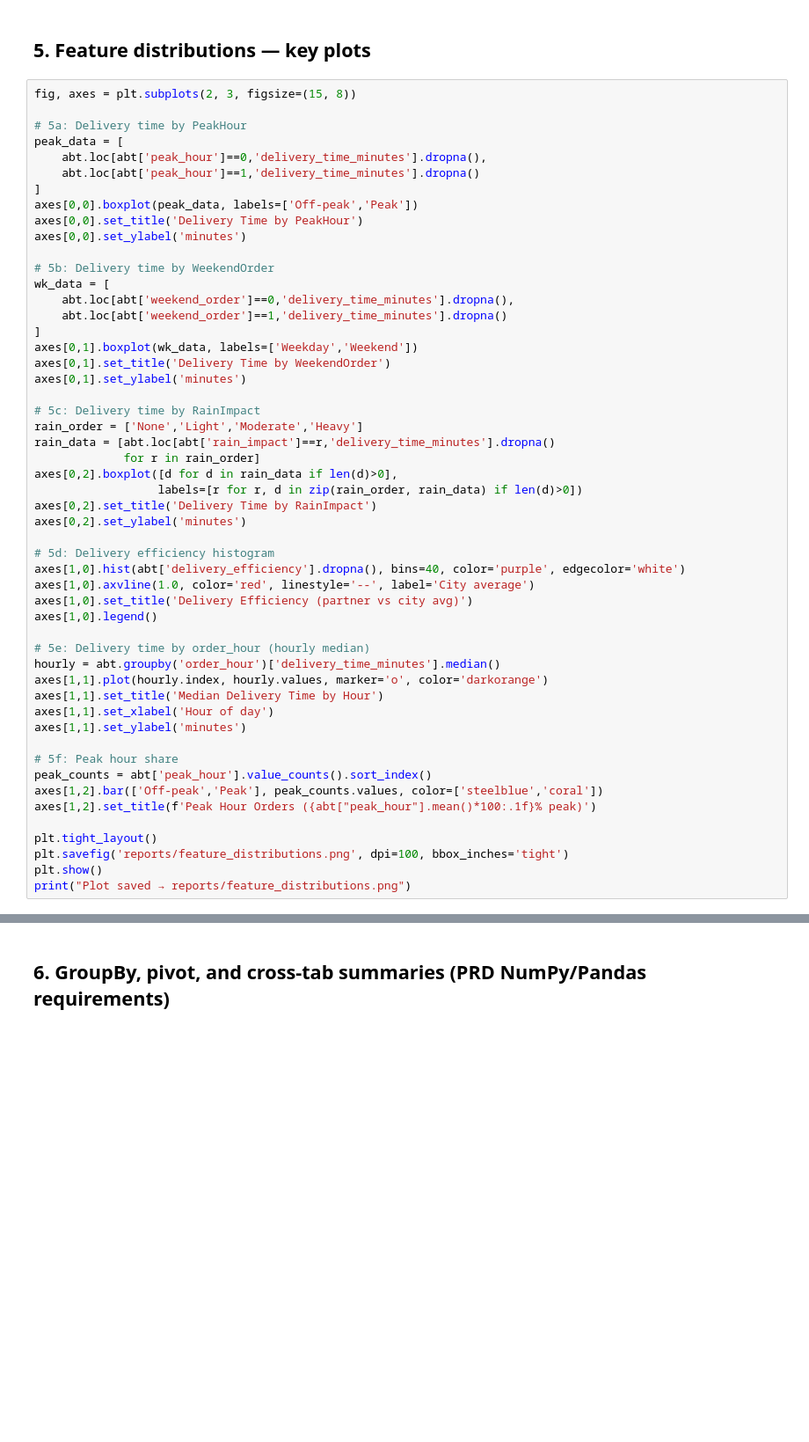
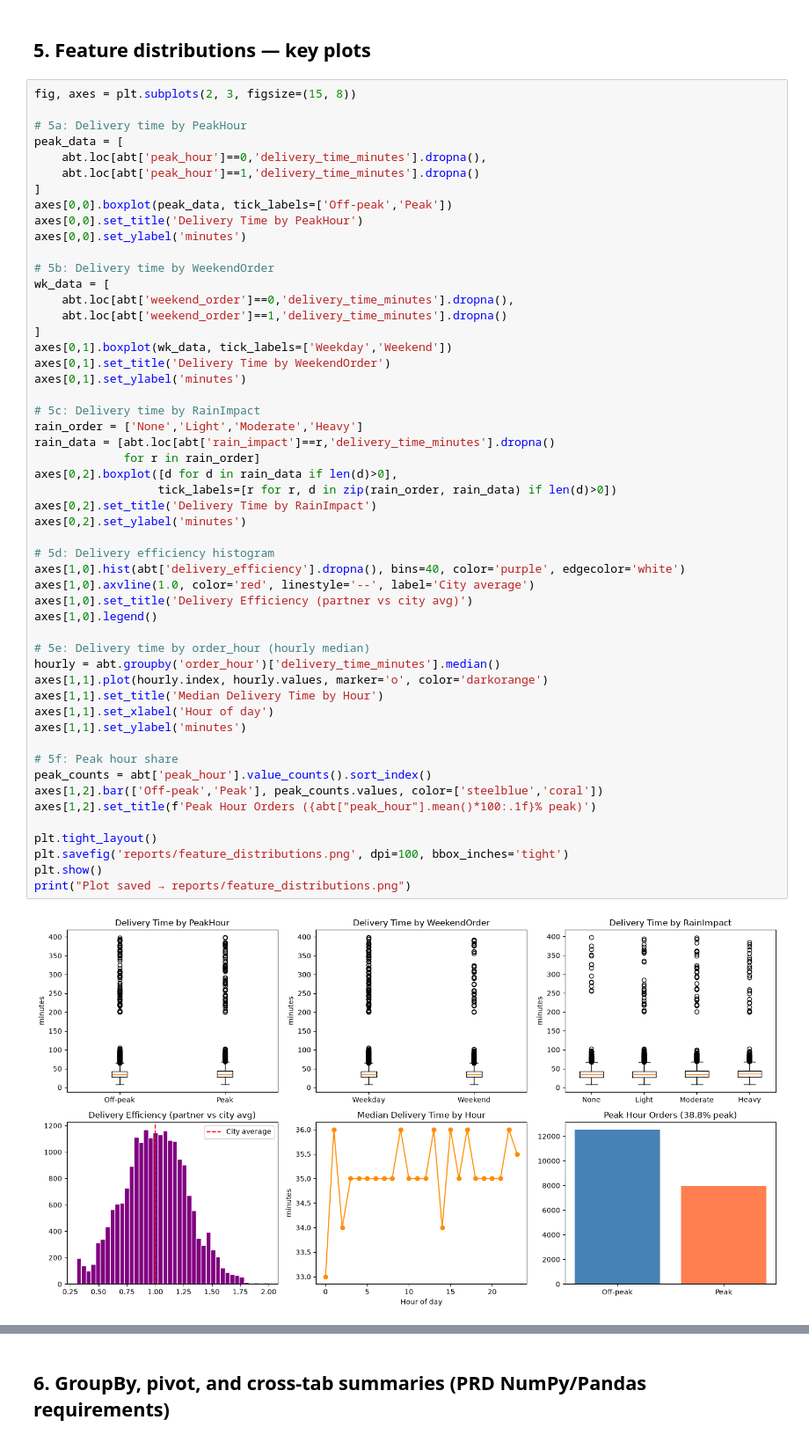
Before and after one commit to sakshiP-27/Zomato_Business_Intelligence, a Jupyter notebook: notebooks/03_feature_engineering.ipynb, the cells around one changed output, grey strips where cells are left out. Shown at 88% size. Saved outputs shown, nothing was run; the diff lists cells and outputs as text; blank space fills up the shorter version.

```diff
--- a/notebooks/03_feature_engineering.ipynb
+++ b/notebooks/03_feature_engineering.ipynb
@@ -83,7 +118,7 @@ peak_data = [
     abt.loc[abt['peak_hour']==0,'delivery_time_minutes'].dropna(),
     abt.loc[abt['peak_hour']==1,'delivery_time_minutes'].dropna()
 ]
-axes[0,0].boxplot(peak_data, labels=['Off-peak','Peak'])
+axes[0,0].boxplot(peak_data, tick_labels=['Off-peak','Peak'])
 axes[0,0].set_title('Delivery Time by PeakHour')
 axes[0,0].set_ylabel('minutes')
 
@@ -92,38 +127,40 @@ wk_data = [
     abt.loc[abt['weekend_order']==0,'delivery_time_minutes'].dropna(),
     abt.loc[abt['weekend_order']==1,'delivery_time_minutes'].dropna()
 ]
-axes[0,1].boxplot(wk_data, labels=['Weekday','Weekend'])
+axes[0,1].boxplot(wk_data, tick_labels=['Weekday','Weekend'])
 axes[0,1].set_title('Delivery Time by WeekendOrder')
 axes[0,1].set_ylabel('minutes')
 
 # 5c: Delivery time by RainImpact
 rain_order = ['None','Light','Moderate','Heavy']
 rain_data = [abt.loc[abt['rain_impact']==r,'delivery_time_minutes'].dropna()
              for r in rain_order]
 axes[0,2].boxplot([d for d in rain_data if len(d)>0],
-                  labels=[r for r, d in zip(rain_order, rain_data) if len(d)>0])
+                  tick_labels=[r for r, d in zip(rain_order, rain_data) if len(d)>0])
 axes[0,2].set_title('Delivery Time by RainImpact')
 axes[0,2].set_ylabel('minutes')
 
 # 5d: Delivery efficiency histogram
 axes[1,0].hist(abt['delivery_efficiency'].dropna(), bins=40, color='purple', edgecolor='white')
 axes[1,0].axvline(1.0, color='red', linestyle='--', label='City average')
 axes[1,0].set_title('Delivery Efficiency (partner vs city avg)')
 axes[1,0].legend()
 
 # 5e: Delivery time by order_hour (hourly median)
 hourly = abt.groupby('order_hour')['delivery_time_minutes'].median()
 axes[1,1].plot(hourly.index, hourly.values, marker='o', color='darkorange')
 axes[1,1].set_title('Median Delivery Time by Hour')
 axes[1,1].set_xlabel('Hour of day')
 axes[1,1].set_ylabel('minutes')
 
 # 5f: Peak hour share
 peak_counts = abt['peak_hour'].value_counts().sort_index()
 axes[1,2].bar(['Off-peak','Peak'], peak_counts.values, color=['steelblue','coral'])
 axes[1,2].set_title(f'Peak Hour Orders ({abt["peak_hour"].mean()*100:.1f}% peak)')
 
 plt.tight_layout()
 plt.savefig('reports/feature_distributions.png', dpi=100, bbox_inches='tight')
 plt.show()
 print("Plot saved → reports/feature_distributions.png")
+# %% [output]
+[figure, added]
```
Also changed, not shown: parts of 16 cells of this notebook, 7 other files.
